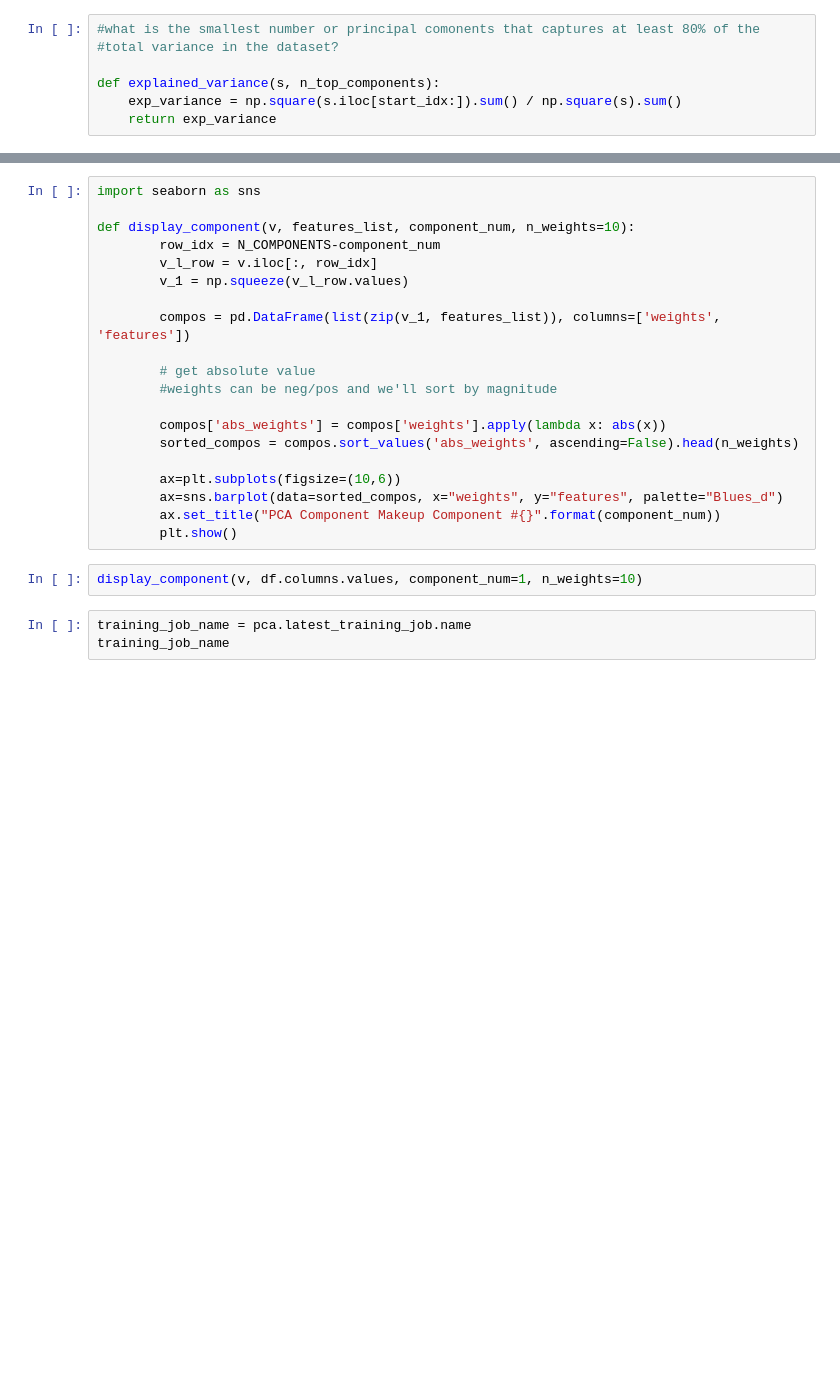
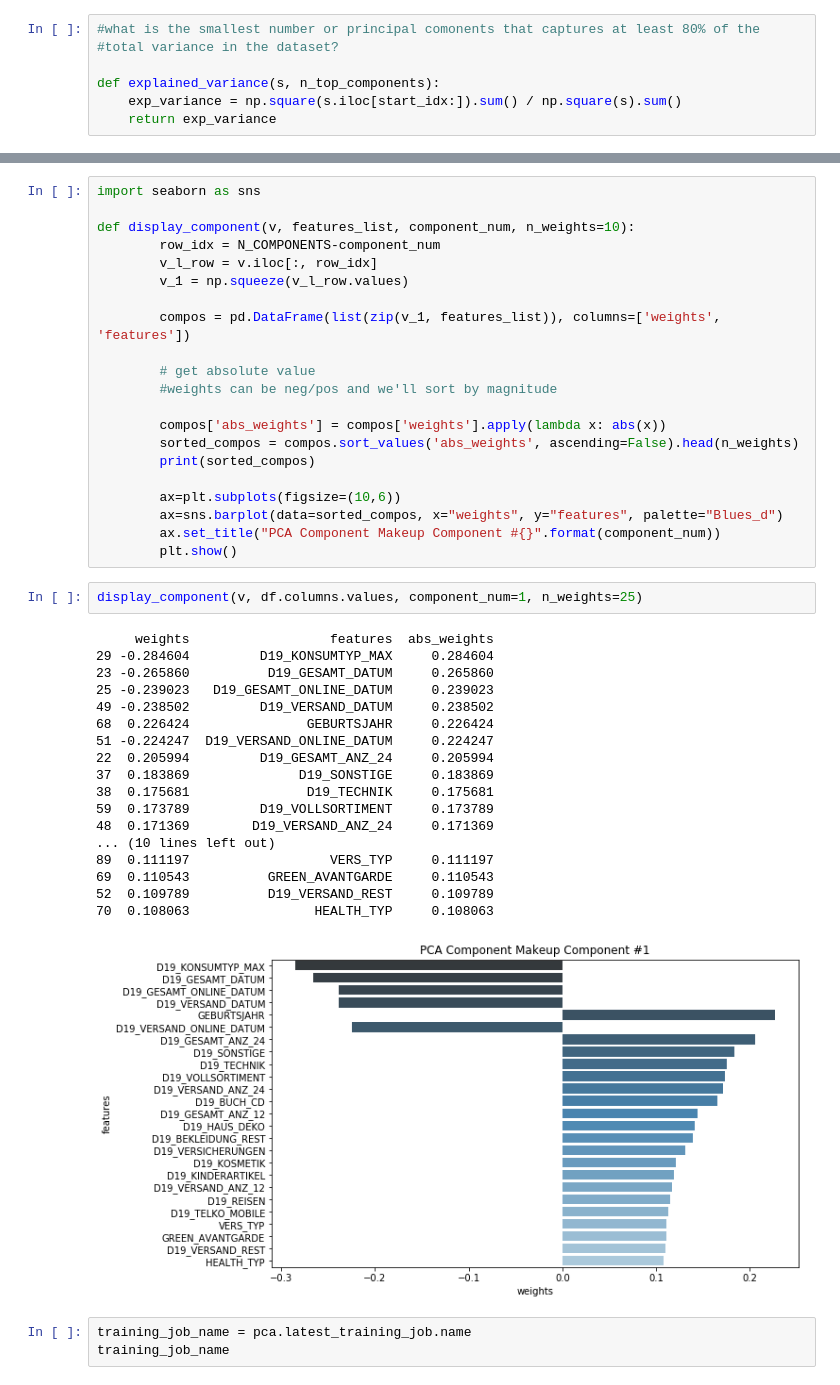
Before and after one commit to eklyman/customer-segmentation-capstone, a Jupyter notebook: German MXNet.ipynb, the cells around one changed output, grey strips where cells are left out. Cells and saved outputs as stored; diff of their text form; blank space fills up the shorter version.

```diff
--- a/German MXNet.ipynb
+++ b/German MXNet.ipynb
@@ -116,13 +159,33 @@ def display_component(v, features_list, component_num, n_weights=10):
 
         compos['abs_weights'] = compos['weights'].apply(lambda x: abs(x))
         sorted_compos = compos.sort_values('abs_weights', ascending=False).head(n_weights)
+        print(sorted_compos)
 
         ax=plt.subplots(figsize=(10,6))
         ax=sns.barplot(data=sorted_compos, x="weights", y="features", palette="Blues_d")
         ax.set_title("PCA Component Makeup Component #{}".format(component_num))
         plt.show()
 # %%
-display_component(v, df.columns.values, component_num=1, n_weights=10)
+display_component(v, df.columns.values, component_num=1, n_weights=25)
+# %% [output]
+     weights                  features  abs_weights
+29 -0.284604         D19_KONSUMTYP_MAX     0.284604
+23 -0.265860          D19_GESAMT_DATUM     0.265860
+25 -0.239023   D19_GESAMT_ONLINE_DATUM     0.239023
+49 -0.238502         D19_VERSAND_DATUM     0.238502
+68  0.226424               GEBURTSJAHR     0.226424
+51 -0.224247  D19_VERSAND_ONLINE_DATUM     0.224247
+22  0.205994         D19_GESAMT_ANZ_24     0.205994
+37  0.183869              D19_SONSTIGE     0.183869
+38  0.175681               D19_TECHNIK     0.175681
+59  0.173789         D19_VOLLSORTIMENT     0.173789
+48  0.171369        D19_VERSAND_ANZ_24     0.171369
+... (10 lines left out)
+89  0.111197                  VERS_TYP     0.111197
+69  0.110543          GREEN_AVANTGARDE     0.110543
+52  0.109789          D19_VERSAND_REST     0.109789
+70  0.108063                HEALTH_TYP     0.108063
+[figure, added]
 # %%
 training_job_name = pca.latest_training_job.name
 training_job_name
```
Also changed, not shown: parts of 22 cells of this notebook, 2 other files.
